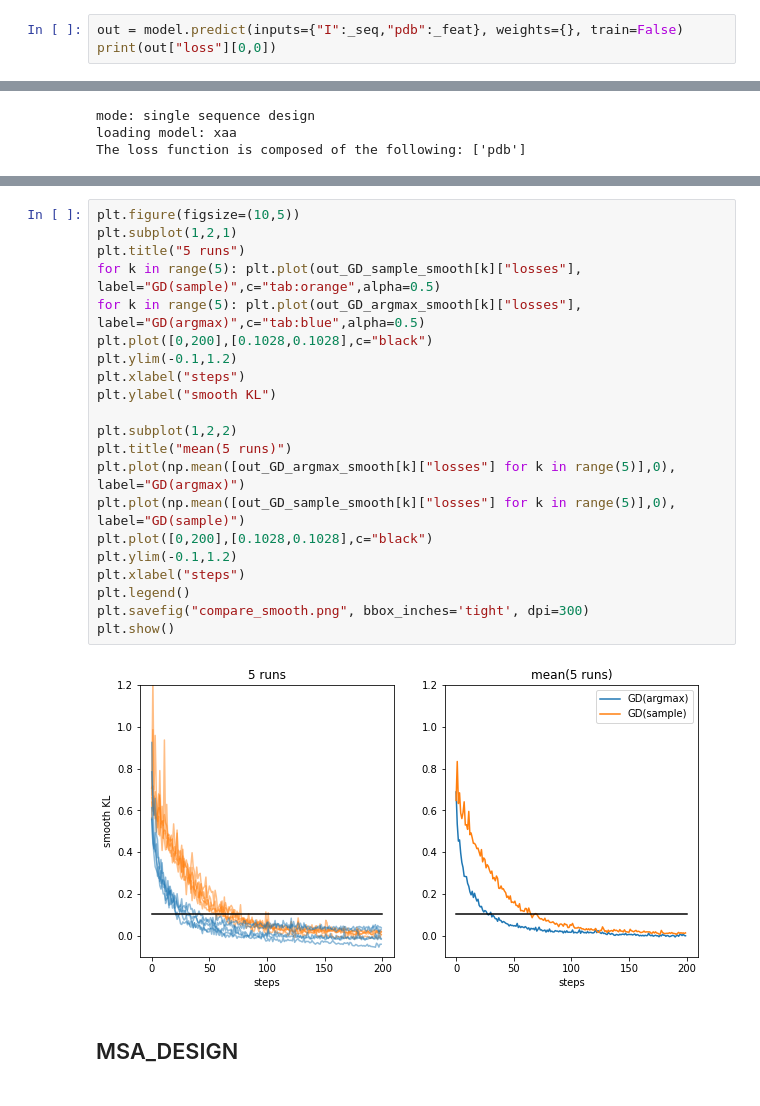
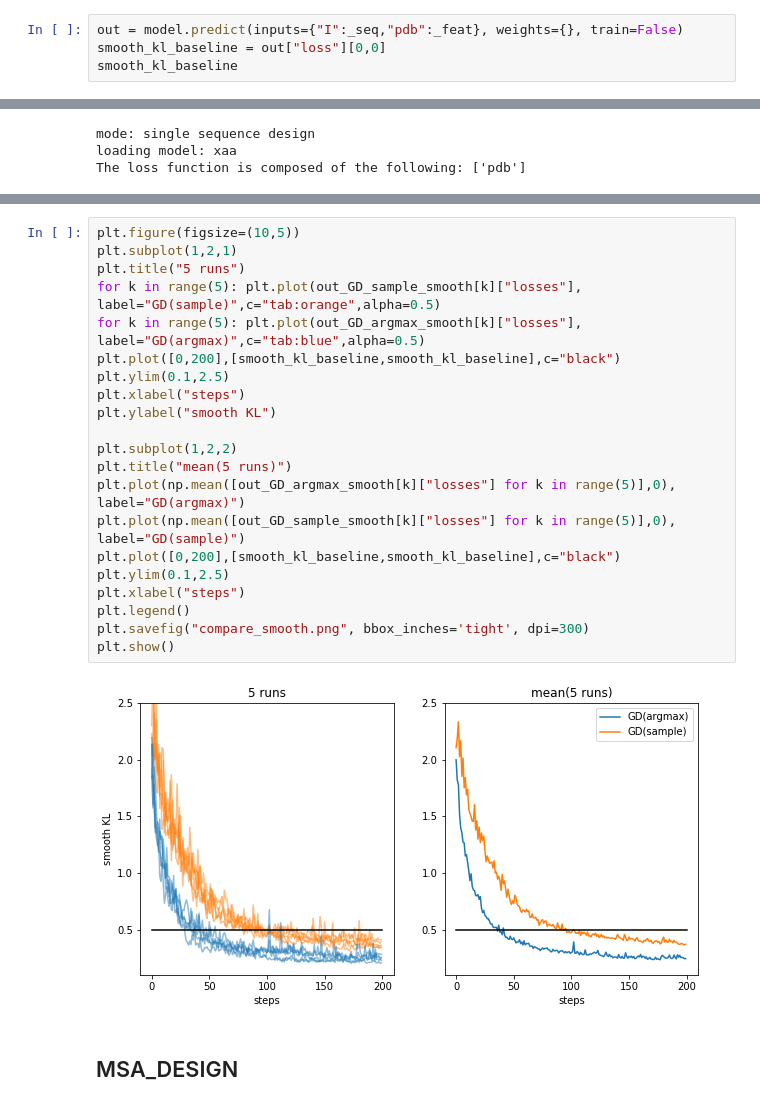
Before and after one commit to gjoni/trDesign, a Jupyter notebook: 02-GD/notebooks/SI.ipynb, the cells around one changed output, grey strips where cells are left out. Saved outputs shown, nothing was run; the diff lists cells and outputs as text.

```diff
--- a/02-GD/notebooks/SI.ipynb
+++ b/02-GD/notebooks/SI.ipynb
@@ -273,5 +324,6 @@ loading model: xaa
 The loss function is composed of the following: ['pdb']
 # %%
 out = model.predict(inputs={"I":_seq,"pdb":_feat}, weights={}, train=False)
-print(out["loss"][0,0])
+smooth_kl_baseline = out["loss"][0,0]
+smooth_kl_baseline
 # %% [output]
@@ -295,26 +383,26 @@ for k in range(5):
 # %%
 plt.figure(figsize=(10,5))
 plt.subplot(1,2,1)
 plt.title("5 runs")
 for k in range(5): plt.plot(out_GD_sample_smooth[k]["losses"], label="GD(sample)",c="tab:orange",alpha=0.5)
 for k in range(5): plt.plot(out_GD_argmax_smooth[k]["losses"], label="GD(argmax)",c="tab:blue",alpha=0.5)
-plt.plot([0,200],[0.1028,0.1028],c="black")
-plt.ylim(-0.1,1.2)
+plt.plot([0,200],[smooth_kl_baseline,smooth_kl_baseline],c="black")
+plt.ylim(0.1,2.5)
 plt.xlabel("steps")
 plt.ylabel("smooth KL")
 
 plt.subplot(1,2,2)
 plt.title("mean(5 runs)")
 plt.plot(np.mean([out_GD_argmax_smooth[k]["losses"] for k in range(5)],0), label="GD(argmax)")
 plt.plot(np.mean([out_GD_sample_smooth[k]["losses"] for k in range(5)],0), label="GD(sample)")
-plt.plot([0,200],[0.1028,0.1028],c="black")
-plt.ylim(-0.1,1.2)
+plt.plot([0,200],[smooth_kl_baseline,smooth_kl_baseline],c="black")
+plt.ylim(0.1,2.5)
 plt.xlabel("steps")
 plt.legend()
 plt.savefig("compare_smooth.png", bbox_inches='tight', dpi=300)
 plt.show()
 # %% [output]
-[figure, old version]
+[figure, new version]
 # %% [markdown]
 ## MSA_DESIGN
 # %%
```
Also changed, not shown: parts of 18 cells of this notebook.
